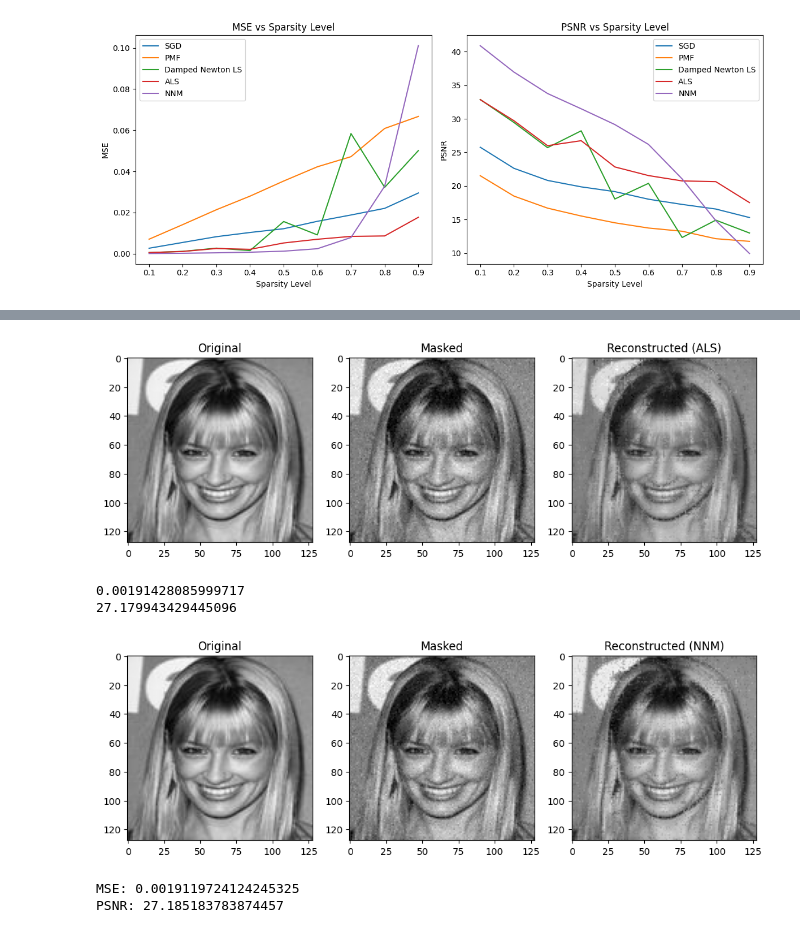
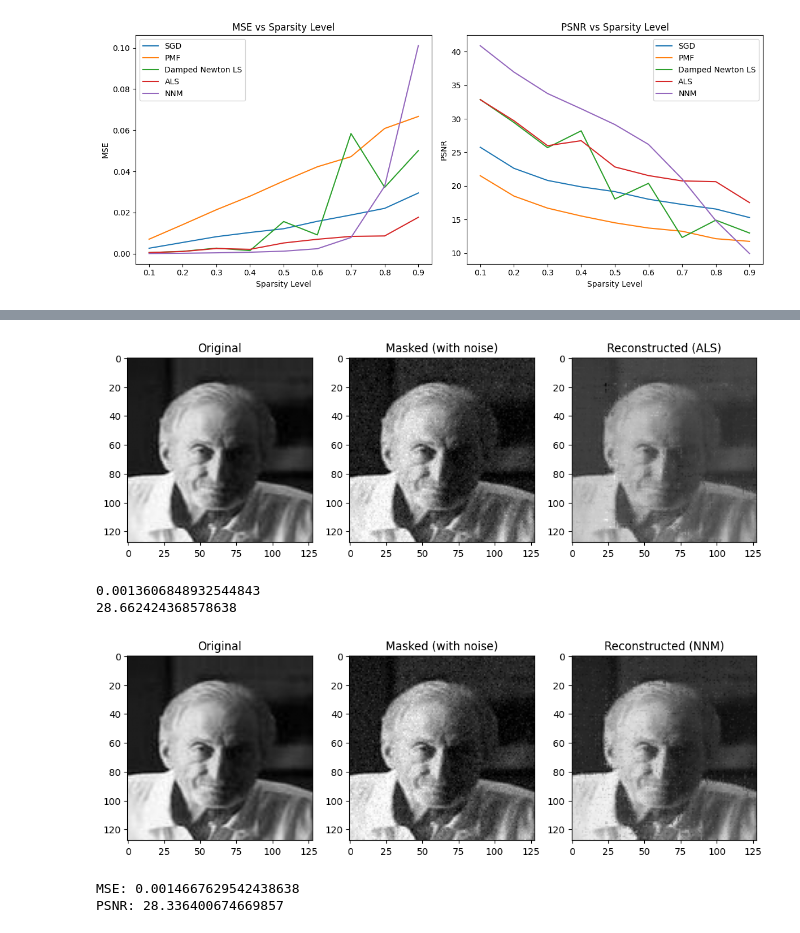
Before and after one commit to lzkostina/606-Project-, a Jupyter notebook: main_notebook_update_2.ipynb, the cells around one changed output, grey strips where cells are left out. Drawn from its saved outputs; the diff is of its cells as text; code cells hidden in the pictures.

```diff
--- a/main_notebook_update_2.ipynb
+++ b/main_notebook_update_2.ipynb
@@ -751,6 +751,6 @@ print(psnr_NTls)
 # %%
 # ALS
-image_ALS = images[2]
+image_ALS = images[12]
 m, n = image_ALS.shape
 masked_image_ALS, mask = mask_entries_with_noise(image_ALS, sparsity_level=0.3)
 
@@ -761,7 +761,7 @@ plt.title("Original")
 
 plt.subplot(1, 3, 2)
 plt.imshow(masked_image_ALS, cmap='gray')
-plt.title("Masked")
+plt.title("Masked (with noise)")
 
 reconstructed_image_ALS = als(masked_image_ALS, mask, num_factors=10, lambda_reg=0.1, num_epochs=1000)
 final_image_ALS = image_ALS.copy()
@@ -775,41 +775,41 @@ psnr_ALS=calculate_psnr(image_ALS,final_image_ALS,True, max_pixel=1.0)
 print(mse_ALS)
 print(psnr_ALS)
 # %% [output]
-[figure, old version]
+[figure, new version]
-0.00191428085999717
-27.179943429445096
+0.0013606848932544843
+28.662424368578638
 # %%
-image_NNM = images[2]
+image_NNM = images[12]
 masked_image_NNM, mask = mask_entries_with_noise(image_NNM, sparsity_level=0.3)
 
 # Reconstruct using SVT
 reconstructed_image_NNM = singular_value_thresholding(masked_image_NNM, mask, tau=0.1, delta=1.2, max_iter=200)
 
 # Combine with known pixels
 final_image_NNM = image_NNM.copy()
 final_image_NNM[mask] = reconstructed_image_NNM[mask]
 
 
 plt.figure(figsize=(12, 4))
 plt.subplot(1, 3, 1)
 plt.imshow(image_NNM, cmap='gray')
 plt.title("Original")
 
 plt.subplot(1, 3, 2)
 plt.imshow(masked_image_NNM, cmap='gray')
-plt.title("Masked")
+plt.title("Masked (with noise)")
 
 plt.subplot(1, 3, 3)
 plt.imshow(final_image_NNM, cmap='gray')
 plt.title("Reconstructed (NNM)")
 plt.show()
 
 mse_NNM = calculate_mse(image_NNM, final_image_NNM, True)
 psnr_NNM = calculate_psnr(image_NNM, final_image_NNM, True, max_pixel=1.0)
 print("MSE:", mse_NNM)
 print("PSNR:", psnr_NNM)
 # %% [output]
-[figure, old version]
+[figure, new version]
-MSE: 0.0019119724124245325
-PSNR: 27.185183783874457
+MSE: 0.0014667629542438638
+PSNR: 28.336400674669857
 # %%
```
Also changed, not shown: parts of 16 cells of this notebook.
